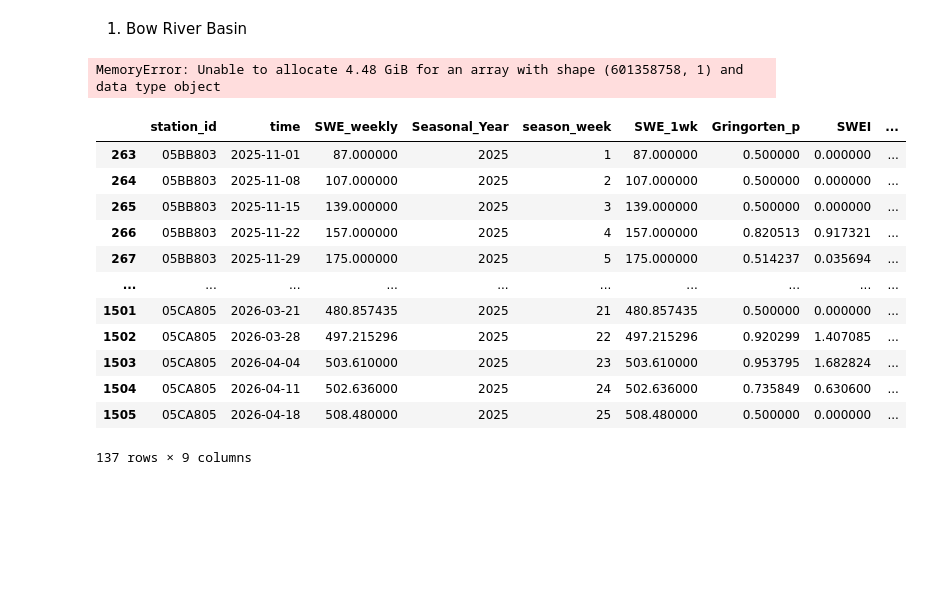
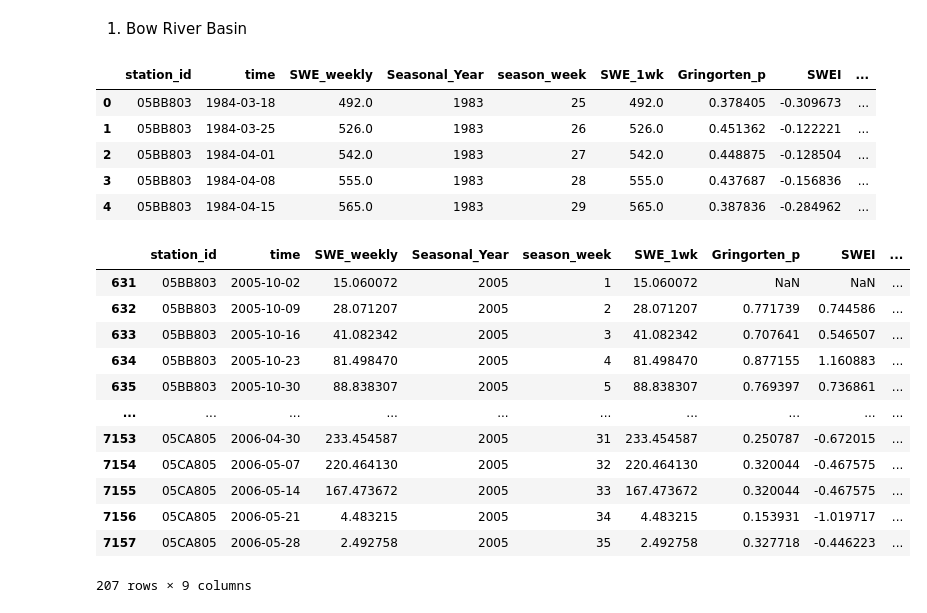
Before and after one commit to Nadiesenali/snowdroughtindex-main, a Jupyter notebook: notebooks/workflows/12_for_report.ipynb, the cells around one changed output. Saved outputs shown, nothing was run; the diff lists cells and outputs as text; code cells hidden in the pictures; blank space fills up the shorter version.

```diff
--- a/notebooks/workflows/12_for_report.ipynb
+++ b/notebooks/workflows/12_for_report.ipynb
@@ -376,0 +370,9 @@ Oldman rows: 32109
+# %%
+# Bow River Basin
+bow_station_lookup = bow_historic_matched.drop_duplicates('station_id').set_index('station_id')['station_name']
+
+bow_swe_table['station_name'] = bow_swe_table['station_id'].map(bow_station_lookup)
+
+#bow_swe_table = bow_swe_table.drop(columns=['source_station_id', 'lat', 'lon'])
+
+display(bow_swe_table)
@@ -392,26 +504,0 @@ Unique Oldman station_name_gapfilled values:
-# %%
-# add station_name column to bow_swe_table and oldman_swe_table by comparing station_id with historic matched data
-bow_swe_table = bow_swe_table.merge(
-    bow_historic_matched[['station_id', 'station_name']],
-    left_on='station_id',
-    right_on='station_id',
-    how='left'
-)
-oldman_swe_table = oldman_swe_table.merge(
-    oldman_historic_matched[['station_id', 'station_name']],
-    left_on='station_id',
-    right_on='station_id',
-    how='left'
-)
-
-# add season_2025_df data to the bottom of filtered_station
-final_bow_df = pd.concat([bow_historic_matched, bow_swe_table], ignore_index=True)
-final_oldman_df = pd.concat([oldman_historic_matched, oldman_swe_table], ignore_index=True)
-
-# drop source_station_id,lat,lon column from final_bow_df and final_oldman_df
-final_bow_df = final_bow_df.drop(columns=['source_station_id', 'lat', 'lon'])
-final_oldman_df = final_oldman_df.drop(columns=['source_station_id', 'lat', 'lon'])
-
-
-display(final_bow_df)
-display(final_oldman_df)
@@ -680,32 +740,37 @@ def compute_weekly_swei(
 1. Bow River Basin
 # %%
 Bow_weekly_swei = compute_weekly_swei(
-    df=final_bow_df,
+    df=bow_swe_table,
     window_weeks=1,      # 1-week SWEI
-    week_freq="W-SAT",   # weekly ending Saturday
+    week_freq="W-SUN",   # weekly ending Saturday
     weekly_agg="last"    # recommended for SWE
 )
 
 display(Bow_weekly_swei.head())
 # %% [output]
-MemoryError: Unable to allocate 4.48 GiB for an array with shape (601358758, 1) and data type object
+|  | station_id | time | SWE_weekly | Seasonal_Year | season_week | SWE_1wk | Gringorten_p | SWEI | ... |
+| 0 | 05BB803 | 1984-03-18 | 492.0 | 1983 | 25 | 492.0 | 0.378405 | -0.309673 | ... |
+| 1 | 05BB803 | 1984-03-25 | 526.0 | 1983 | 26 | 526.0 | 0.451362 | -0.122221 | ... |
+| 2 | 05BB803 | 1984-04-01 | 542.0 | 1983 | 27 | 542.0 | 0.448875 | -0.128504 | ... |
+| 3 | 05BB803 | 1984-04-08 | 555.0 | 1983 | 28 | 555.0 | 0.437687 | -0.156836 | ... |
+| 4 | 05BB803 | 1984-04-15 | 565.0 | 1983 | 29 | 565.0 | 0.387836 | -0.284962 | ... |
 # %%
-season_2025_weekly = Bow_weekly_swei[Bow_weekly_swei['Seasonal_Year'] == 2025].copy()
+season_2025_weekly = Bow_weekly_swei[Bow_weekly_swei['Seasonal_Year'] == 2005].copy()
 display(season_2025_weekly)
 # %% [output]
 |  | station_id | time | SWE_weekly | Seasonal_Year | season_week | SWE_1wk | Gringorten_p | SWEI | ... |
-| 263 | 05BB803 | 2025-11-01 | 87.000000 | 2025 | 1 | 87.000000 | 0.500000 | 0.000000 | ... |
-| 264 | 05BB803 | 2025-11-08 | 107.000000 | 2025 | 2 | 107.000000 | 0.500000 | 0.000000 | ... |
-| 265 | 05BB803 | 2025-11-15 | 139.000000 | 2025 | 3 | 139.000000 | 0.500000 | 0.000000 | ... |
-| 266 | 05BB803 | 2025-11-22 | 157.000000 | 2025 | 4 | 157.000000 | 0.820513 | 0.917321 | ... |
-| 267 | 05BB803 | 2025-11-29 | 175.000000 | 2025 | 5 | 175.000000 | 0.514237 | 0.035694 | ... |
+| 631 | 05BB803 | 2005-10-02 | 15.060072 | 2005 | 1 | 15.060072 | NaN | NaN | ... |
+| 632 | 05BB803 | 2005-10-09 | 28.071207 | 2005 | 2 | 28.071207 | 0.771739 | 0.744586 | ... |
+| 633 | 05BB803 | 2005-10-16 | 41.082342 | 2005 | 3 | 41.082342 | 0.707641 | 0.546507 | ... |
+| 634 | 05BB803 | 2005-10-23 | 81.498470 | 2005 | 4 | 81.498470 | 0.877155 | 1.160883 | ... |
+| 635 | 05BB803 | 2005-10-30 | 88.838307 | 2005 | 5 | 88.838307 | 0.769397 | 0.736861 | ... |
 | ... | ... | ... | ... | ... | ... | ... | ... | ... | ... |
-| 1501 | 05CA805 | 2026-03-21 | 480.857435 | 2025 | 21 | 480.857435 | 0.500000 | 0.000000 | ... |
-| 1502 | 05CA805 | 2026-03-28 | 497.215296 | 2025 | 22 | 497.215296 | 0.920299 | 1.407085 | ... |
-| 1503 | 05CA805 | 2026-04-04 | 503.610000 | 2025 | 23 | 503.610000 | 0.953795 | 1.682824 | ... |
-| 1504 | 05CA805 | 2026-04-11 | 502.636000 | 2025 | 24 | 502.636000 | 0.735849 | 0.630600 | ... |
-| 1505 | 05CA805 | 2026-04-18 | 508.480000 | 2025 | 25 | 508.480000 | 0.500000 | 0.000000 | ... |
+| 7153 | 05CA805 | 2006-04-30 | 233.454587 | 2005 | 31 | 233.454587 | 0.250787 | -0.672015 | ... |
+| 7154 | 05CA805 | 2006-05-07 | 220.464130 | 2005 | 32 | 220.464130 | 0.320044 | -0.467575 | ... |
+| 7155 | 05CA805 | 2006-05-14 | 167.473672 | 2005 | 33 | 167.473672 | 0.320044 | -0.467575 | ... |
+| 7156 | 05CA805 | 2006-05-21 | 4.483215 | 2005 | 34 | 4.483215 | 0.153931 | -1.019717 | ... |
+| 7157 | 05CA805 | 2006-05-28 | 2.492758 | 2005 | 35 | 2.492758 | 0.327718 | -0.446223 | ... |
-137 rows × 9 columns
+207 rows × 9 columns
 # %%
 # plot for season 2025
 season_2025_weekly = Bow_weekly_swei[Bow_weekly_swei['Seasonal_Year'] == 2025].copy()
```
Also changed, not shown: parts of 22 cells of this notebook, 2 other files.
